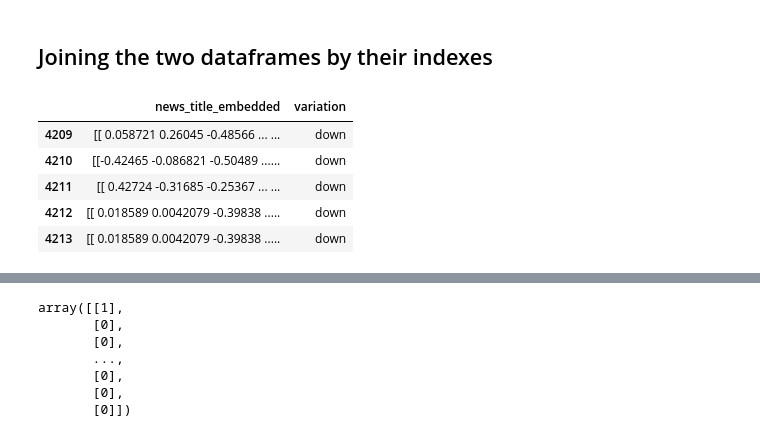
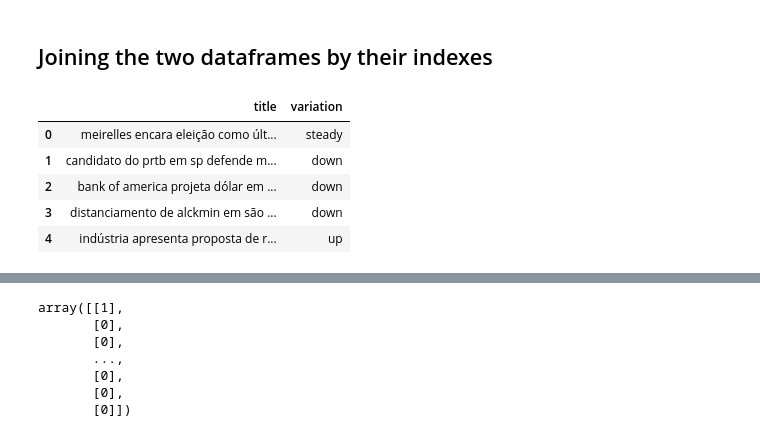
Before and after one commit to gcarvs/News-Impact-On-Dollar, a Jupyter notebook: notebooks/Pre-processing 3 - Preparing the data for the Neural Network.ipynb, the cells around one changed output, grey strips where cells are left out. Saved outputs shown, nothing was run; the diff lists cells and outputs as text; code cells hidden in the pictures.

```diff
--- a/notebooks/Pre-processing 3 - Preparing the data for the Neural Network.ipynb
+++ b/notebooks/Pre-processing 3 - Preparing the data for the Neural Network.ipynb
@@ -79,14 +81,14 @@ dolar_rates_df.head(10)
 # %%
 news_df = news_df.join(dolar_rates_df)
 news_df = news_df.reset_index()
-news_df = news_df.drop(['date_published', 'title'], axis=1)
+news_df = news_df.drop(['date_published'], axis=1)
 news_df = news_df.dropna(subset=['variation'])
 
-news_df.tail(5)
+news_df.head(5)
 # %% [output]
-|  | news_title_embedded | variation |
-| 4209 | [[ 0.058721 0.26045 -0.48566 ... ... | down |
-| 4210 | [[-0.42465 -0.086821 -0.50489 ...... | down |
-| 4211 | [[ 0.42724 -0.31685 -0.25367 ... ... | down |
-| 4212 | [[ 0.018589 0.0042079 -0.39838 ..... | down |
-| 4213 | [[ 0.018589 0.0042079 -0.39838 ..... | down |
+|  | title | variation |
+| 0 | meirelles encara eleição como últ... | steady |
+| 1 | candidato do prtb em sp defende m... | down |
+| 2 | bank of america projeta dólar em ... | down |
+| 3 | distanciamento de alckmin em são ... | down |
+| 4 | indústria apresenta proposta de r... | up |
```
Also changed, not shown: parts of 20 cells of this notebook, 3 other files.
